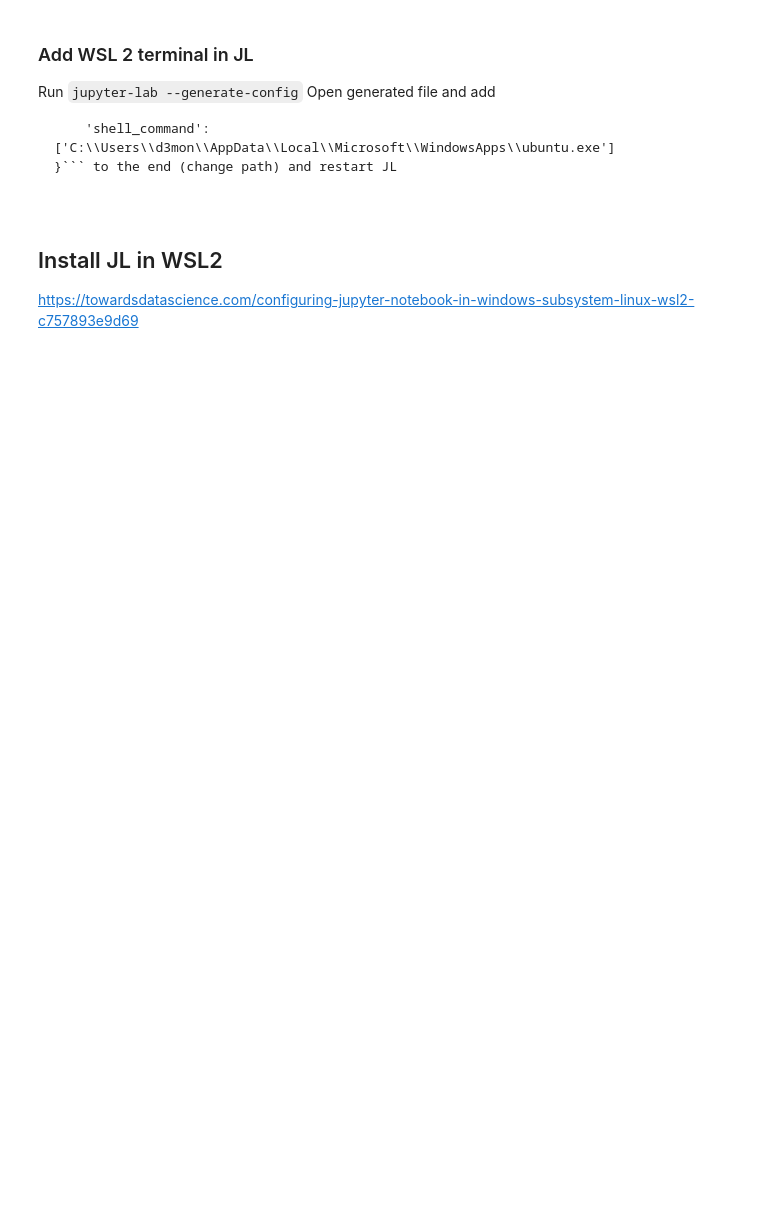
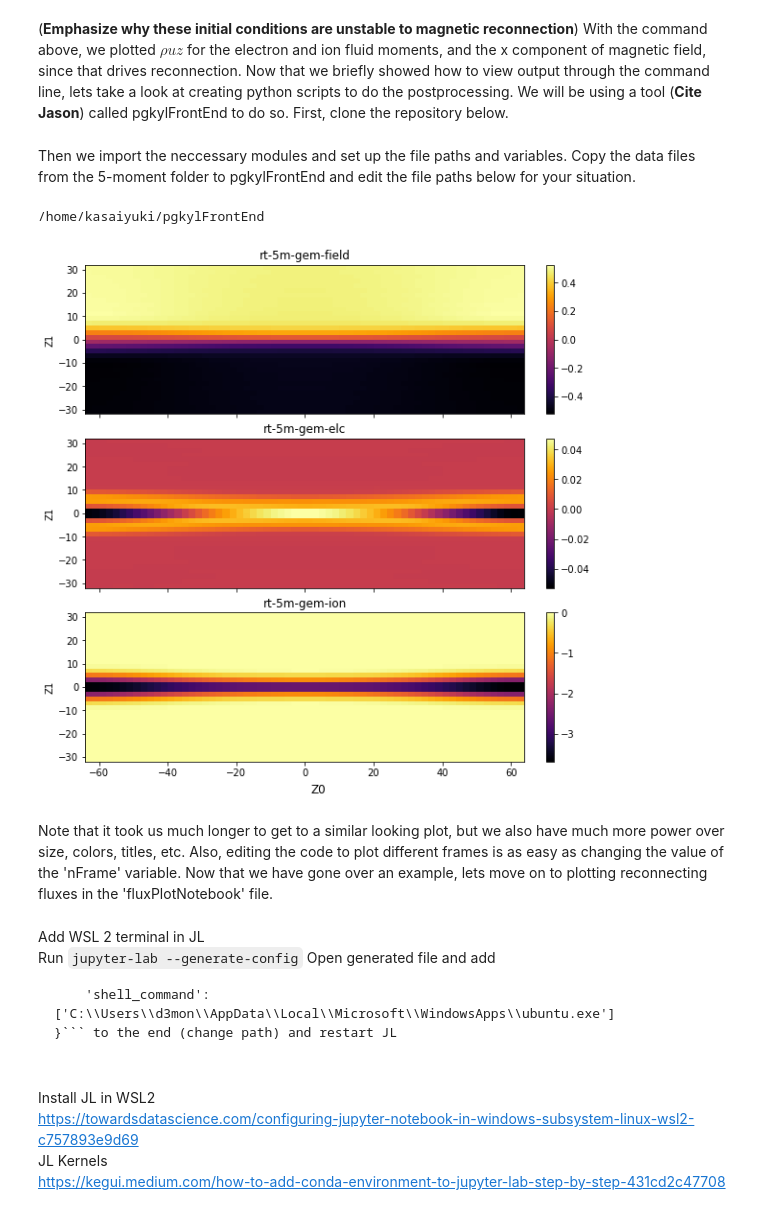
Before and after one commit to KasaiYuki/gkylnotebooks, a Jupyter notebook: Reconnection-Intro.ipynb, the cells around one changed output. Saved outputs shown, nothing was run; the diff lists cells and outputs as text; code cells hidden in the pictures; blank space fills up the shorter version.

````diff
--- a/Reconnection-Intro.ipynb
+++ b/Reconnection-Intro.ipynb
@@ -122,0 +176,3 @@ Now that we briefly showed how to view output through the command line, lets tak
+# %% [markdown]
+(**Emphasize why these initial conditions are unstable to magnetic reconnection**)
+With the command above, we plotted $\rho uz$ for the electron and ion fluid moments, and the x component of magnetic field, since that drives reconnection. Now that we briefly showed how to view output through the command line, lets take a look at creating python scripts to do the postprocessing. We will be using a tool (**Cite Jason**) called pgkylFrontEnd to do so. First, clone the repository below.
@@ -123,13 +183,81 @@ Now that we briefly showed how to view output through the command line, lets tak
+# %% [markdown]
+Then we import the neccessary modules and set up the file paths and variables. Copy the data files from the 5-moment folder to pgkylFrontEnd and edit the file paths below for your situation.
+# %%
+import numpy as np
+import sys
+# Moves the folder to look for modules in
+%cd /home/kasaiyuki/pgkylFrontEnd/
+from utils import gkData
+import matplotlib.pyplot as plt
+# import scipy as sp
+params = {} # Initialize dictionary to store plotting and other parameters
+
+# Tested to handle g0 and g2: VM, 5M, 10M
+# Requires a _params.txt file in your data directory of the form gkeyllOutputBasename_params.txt! See example_params.txt for formatting
+
+paramsFile = '/home/kasaiyuki/pgkylFrontEnd/rt-5m-gem-params.txt'
+fileNum = 5 # Controls which frame we are plotting - 0 is the initial conditions files
+suffix = '.gkyl'
+varids = ['bx', 'n_elc', 'uz_elc', 'n_ion', 'uz_ion']
+nFrame = 5 # Number of frames used in the generating file - corresponds to number of output file sets made
+dpsi = [0] * nFrame # Created "empty" list
+data = []
+# %% [output]
+/home/kasaiyuki/pgkylFrontEnd
+# %%
+%%capture
+# discards output for this cell
+# Read files for the magnetic field
+for i in range(len(varids)):
+    varid = varids[i]
+    var = gkData.gkData(paramsFile,fileNum,suffix,varid,params)
+    var.readData()
+    data.append(var.data)
+    coords = var.coords
+    print(np.shape(data))
+# %%
+fig, axes = plt.subplots(nrows=3, figsize=(8, 8), constrained_layout=True, sharex=True, sharey=True)
+fig.supxlabel('Z0')
+
+# Plotting x component of magnetic field
+#im1 = axes[0].imshow(np.rot90(-1*data[0]), interpolation='none', origin='lower',
+#                     extent=[coords[0][0], coords[0][-1], coords[-1][0], coords[-1][-1]], cmap='gnuplot')
+im1 = axes[0].pcolormesh(coords[0], coords[1], np.transpose(data[0]), cmap='inferno')
+
+axes[0].set_ylabel("Z1")
+axes[0].set_title("rt-5m-gem-field")
+cbar = fig.colorbar(im1, ax=axes[0])
+
+# Plotting electron fluid moment in z axis
+im2 = axes[1].pcolormesh(coords[0], coords[1], np.transpose(data[1]*data[2]), cmap='inferno') #elc
+axes[1].set_ylabel("Z1")
+axes[1].set_title("rt-5m-gem-elc")
+cbar = fig.colorbar(im2, ax=axes[1])
+
+# Plotting ion fluid moment in z axis
+mass = 25 # multiply by mass when plotting
+im3 = axes[2].pcolormesh(coords[0], coords[1], np.transpose(data[3]*data[4]*mass), cmap='inferno') # ion
+axes[2].set_ylabel("Z1")
+axes[2].set_title("rt-5m-gem-ion")
+cbar = fig.colorbar(im3, ax=axes[2])
+
+plt.show()
+# %% [output]
+[figure, added]
+# %% [markdown]
+Note that it took us much longer to get to a similar looking plot, but we also have much more power over size, colors, titles, etc. Also, editing the code to plot different frames is as easy as changing the value of the 'nFrame' variable. Now that we have gone over an example, lets move on to plotting reconnecting fluxes in the 'fluxPlotNotebook' file.
 # %% [markdown]
-### Add WSL 2 terminal in JL
+Add WSL 2 terminal in JL\
 Run ```jupyter-lab --generate-config```
 Open generated file and add
 ```c.NotebookApp.terminado_settings = {
     'shell_command': ['C:\\Users\\d3mon\\AppData\\Local\\Microsoft\\WindowsApps\\ubuntu.exe']
 }``` to the end (change path) and restart JL
 # %% [markdown]
-## Install JL in WSL2
-https://towardsdatascience.com/configuring-jupyter-notebook-in-windows-subsystem-linux-wsl2-c757893e9d69
+Install JL in WSL2\
+https://towardsdatascience.com/configuring-jupyter-notebook-in-windows-subsystem-linux-wsl2-c757893e9d69 \
+JL Kernels\
+https://kegui.medium.com/how-to-add-conda-environment-to-jupyter-lab-step-by-step-431cd2c47708
 # %% [markdown]
 # Troubleshooting
 - https://stackoverflow.com/questions/66744219/jupyter-lab-networkerror-running-on-wsl2
````
Also changed, not shown: parts of 19 cells of this notebook, 5 other files.
